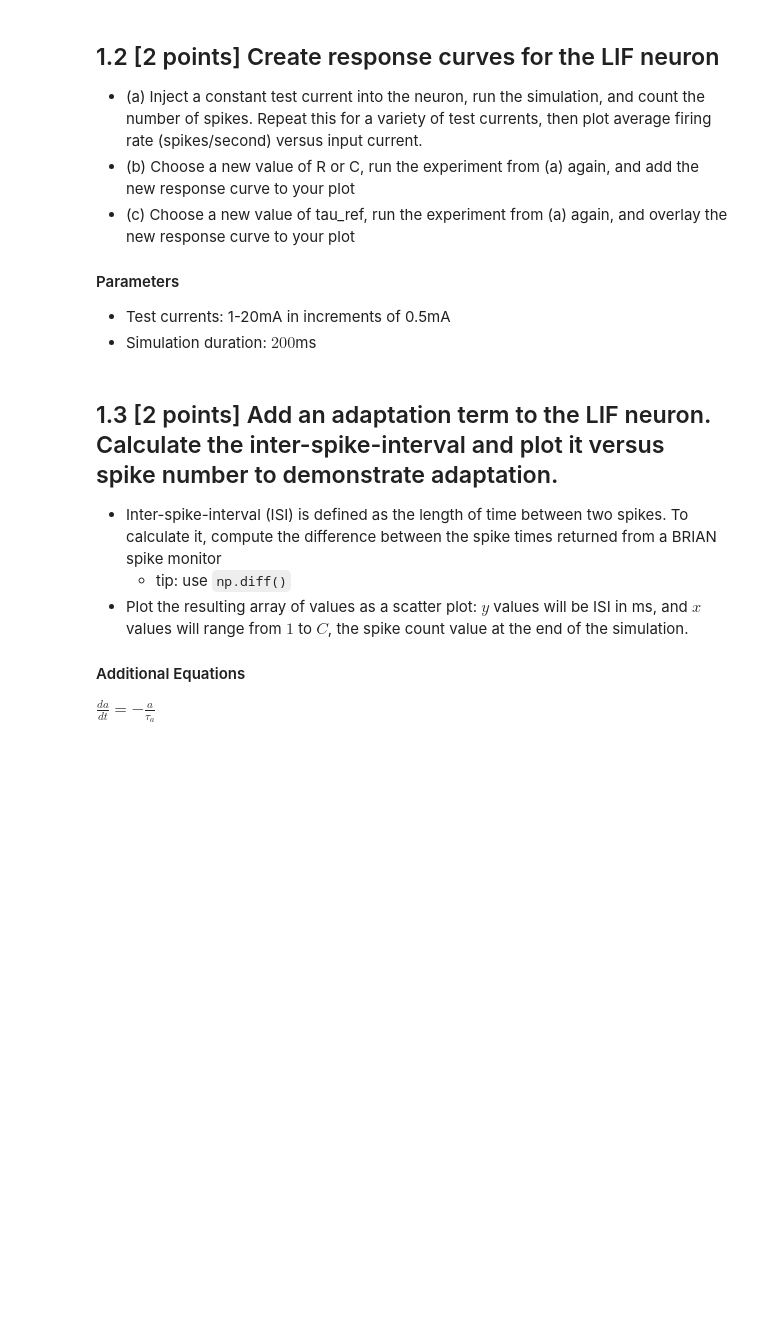
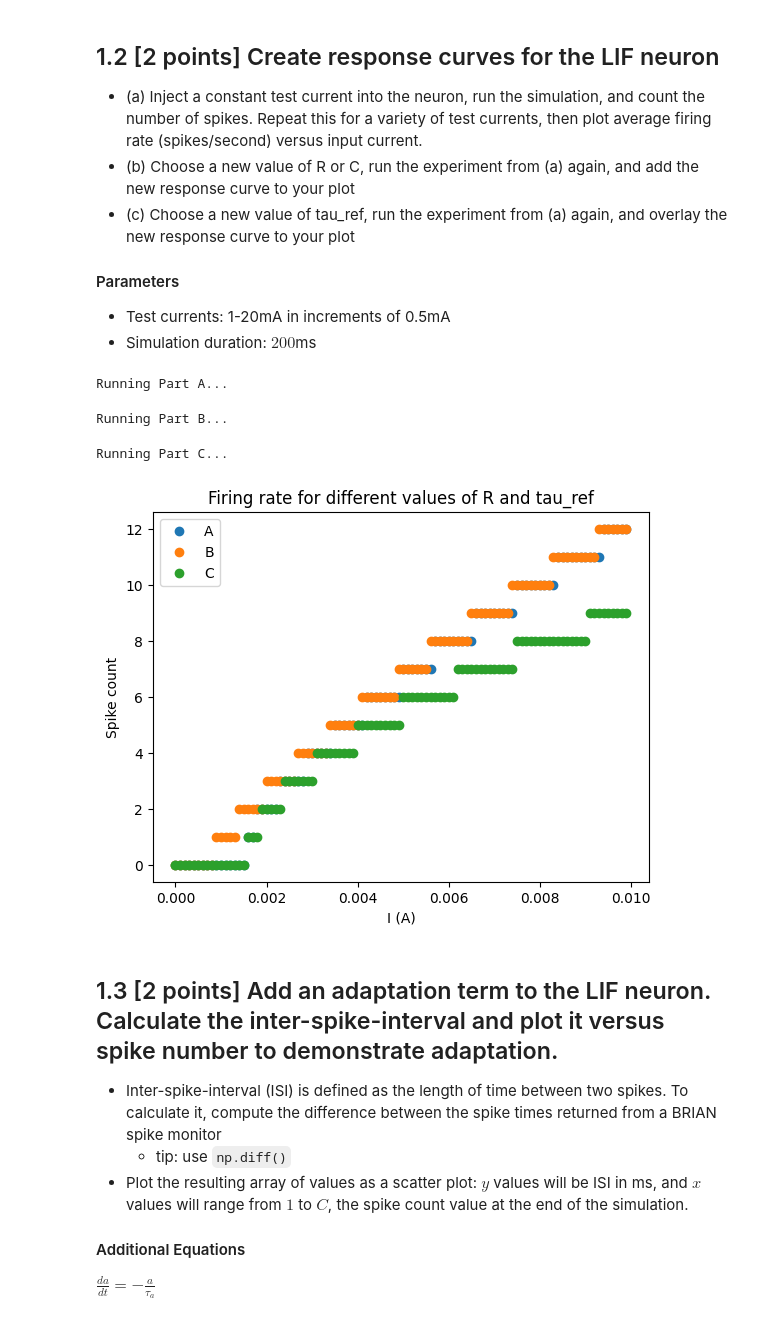
Before and after one commit to draymond63/syde-552, a Jupyter notebook: assignment1.ipynb, the cells around one changed output. Cells and saved outputs as stored; diff of their text form; code cells hidden in the pictures; blank space fills up the shorter version.

```diff
--- a/assignment1.ipynb
+++ b/assignment1.ipynb
@@ -237,35 +236,44 @@ plt.show()
 # %%
 # your solution here
 
 Is = np.arange(0, 10, 0.1)*mA
 R1 = 10*ohm
 R2 = 20*ohm
 T_ref1 = 2*ms
 T_ref2 = 5*ms
 
 
 def LIF_response(I, R, C, tau_ref):
-    run(100*ms, namespace={'I_ext': I, 'R': R, 'C': C, 'T_ref': tau_ref})
+    restore()
+    run(100*ms, namespace={'I_ext': I, 'R': R, 'C': C, 'T_ref': tau_ref, 'E_leak': E_leak, 'V_thr': V_thr, 'V_reset': V_reset})
     return p_s.num_spikes
 
 spike_counts_a = []
 spike_counts_b = []
 spike_counts_c = []
 
-for i in Is:
+print("Running Part A...")
+for i in tqdm(Is):
     spike_counts_a.append(LIF_response(i, R1, C, T_ref1))
-for i in Is:
+print("Running Part B...")
+for i in tqdm(Is):
     spike_counts_b.append(LIF_response(i, R2, C, T_ref1))
-for i in Is:
+print("Running Part C...")
+for i in tqdm(Is):
     spike_counts_c.append(LIF_response(i, R1, C, T_ref2))
 
 fig, ax = plt.subplots()
 ax.plot(Is, spike_counts_a, 'o', label='A')
 ax.plot(Is, spike_counts_b, 'o', label='B')
 ax.plot(Is, spike_counts_c, 'o', label='C')
 ax.legend()
 ax.set(xlabel='I (A)', ylabel='Spike count', title='Firing rate for different values of R and tau_ref')
 plt.show()
+# %% [output]
+Running Part A...
+Running Part B...
+Running Part C...
+[figure, added]
 # %% [markdown]
 ## 1.3 [2 points] Add an adaptation term to the LIF neuron. Calculate the inter-spike-interval and plot it versus spike number to demonstrate adaptation.
  - Inter-spike-interval (ISI) is defined as the length of time between two spikes. To calculate it, compute the difference between the spike times returned from a BRIAN spike monitor
```
Also changed, not shown: parts of 2 cells of this notebook.
